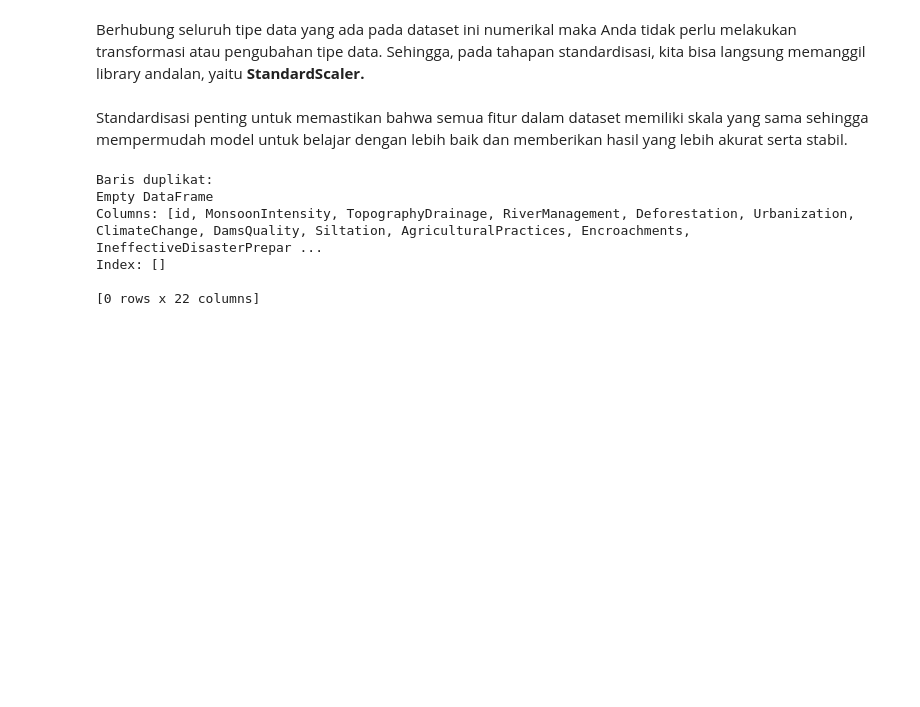
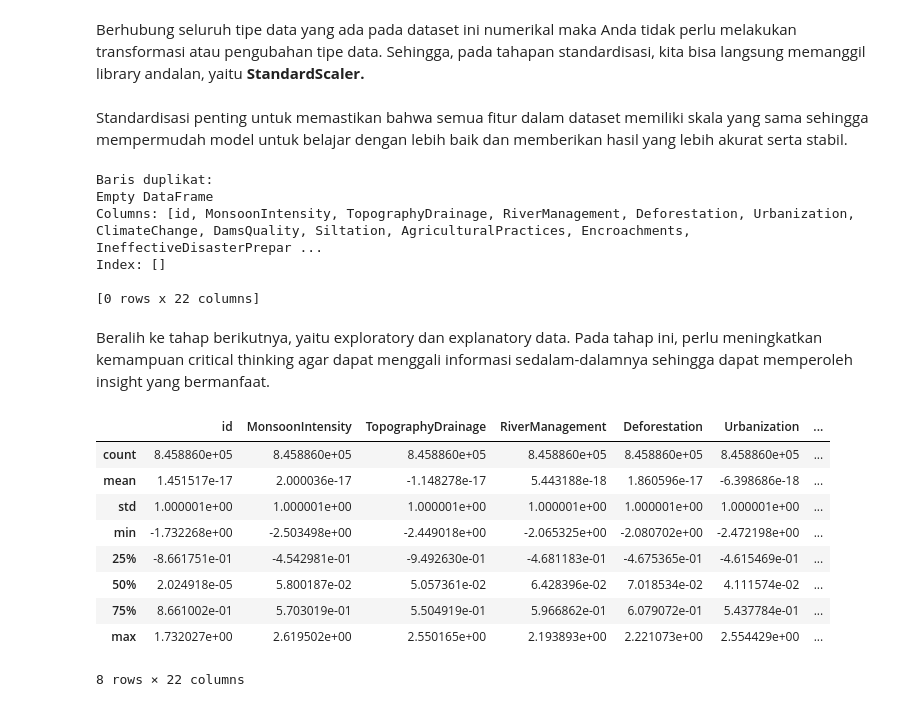
Before and after one commit to Luseat/dicoding_task_project_regession, a Jupyter notebook: dicoding_task_project_regression.ipynb, the cells around one changed output. Drawn from its saved outputs; the diff is of its cells as text; code cells hidden in the pictures; blank space fills up the shorter version.

```diff
--- a/dicoding_task_project_regression.ipynb
+++ b/dicoding_task_project_regression.ipynb
@@ -171,3 +171,18 @@ Columns: [id, MonsoonIntensity, TopographyDrainage, RiverManagement, Deforestati
 Index: []
 
 [0 rows x 22 columns]
+# %% [markdown]
+Beralih ke tahap berikutnya, yaitu exploratory dan explanatory data. Pada tahap ini, perlu meningkatkan kemampuan critical thinking agar dapat menggali informasi sedalam-dalamnya sehingga dapat memperoleh insight yang bermanfaat.
+# %%
+df.describe(include="all")
+# %% [output]
+|  | id | MonsoonIntensity | TopographyDrainage | RiverManagement | Deforestation | Urbanization | ... |
+| count | 8.458860e+05 | 8.458860e+05 | 8.458860e+05 | 8.458860e+05 | 8.458860e+05 | 8.458860e+05 | ... |
+| mean | 1.451517e-17 | 2.000036e-17 | -1.148278e-17 | 5.443188e-18 | 1.860596e-17 | -6.398686e-18 | ... |
+| std | 1.000001e+00 | 1.000001e+00 | 1.000001e+00 | 1.000001e+00 | 1.000001e+00 | 1.000001e+00 | ... |
+| min | -1.732268e+00 | -2.503498e+00 | -2.449018e+00 | -2.065325e+00 | -2.080702e+00 | -2.472198e+00 | ... |
+| 25% | -8.661751e-01 | -4.542981e-01 | -9.492630e-01 | -4.681183e-01 | -4.675365e-01 | -4.615469e-01 | ... |
+| 50% | 2.024918e-05 | 5.800187e-02 | 5.057361e-02 | 6.428396e-02 | 7.018534e-02 | 4.111574e-02 | ... |
+| 75% | 8.661002e-01 | 5.703019e-01 | 5.504919e-01 | 5.966862e-01 | 6.079072e-01 | 5.437784e-01 | ... |
+| max | 1.732027e+00 | 2.619502e+00 | 2.550165e+00 | 2.193893e+00 | 2.221073e+00 | 2.554429e+00 | ... |
+8 rows × 22 columns
```
Also changed, not shown: parts of 1 cell of this notebook.
